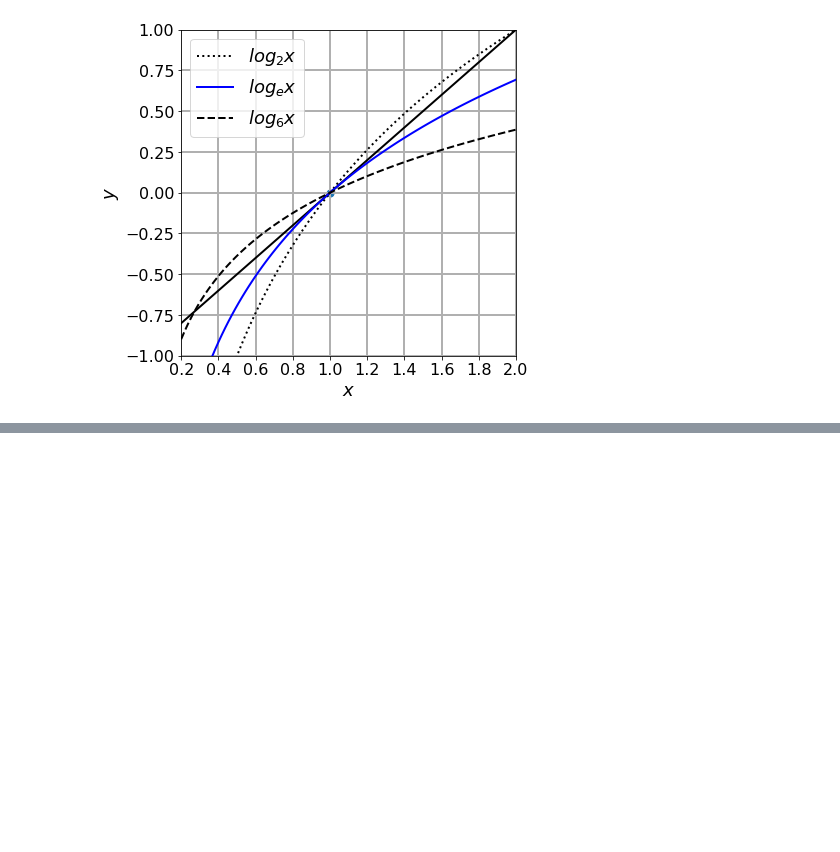
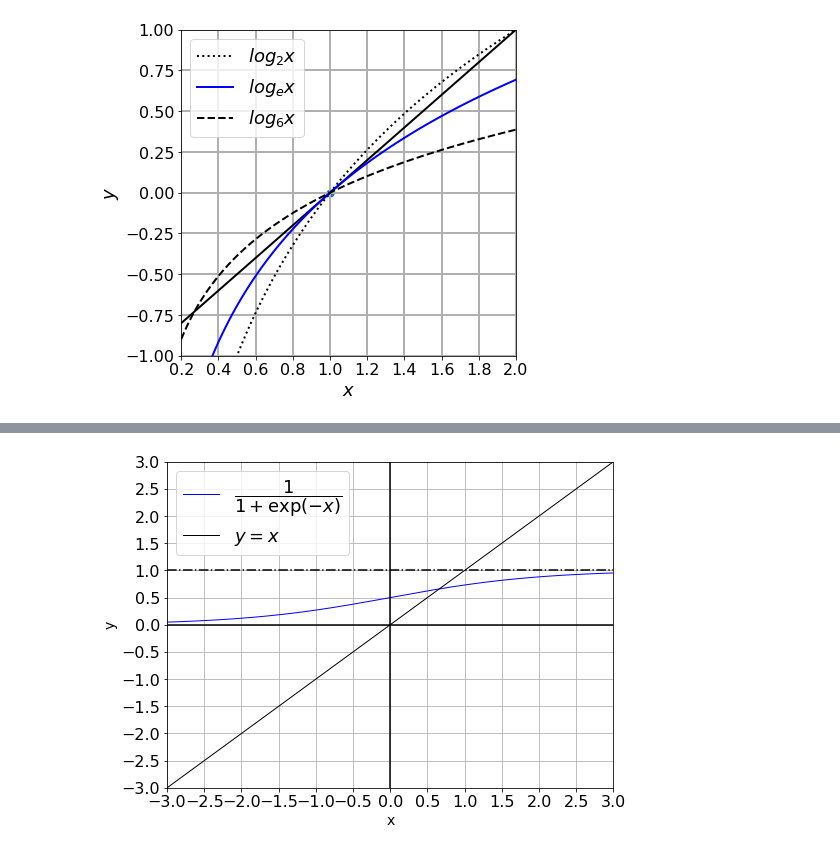
Before and after one commit to Paseul/python, a Jupyter notebook: lecture/sigmoid.ipynb, the cells around one changed output, grey strips where cells are left out. Drawn from its saved outputs; the diff is of its cells as text; code cells hidden in the pictures; blank space fills up the shorter version.

```diff
--- a/lecture/sigmoid.ipynb
+++ b/lecture/sigmoid.ipynb
@@ -158,0 +161,21 @@ plt.show()
+# %%
+
+plt.figure(figsize=(8,6))
+plt.ylim(-3, 3)
+plt.xlim(-3, 3)
+plt.xticks(np.linspace(-3,3,13))
+plt.yticks(np.linspace(-3,3,13))
+plt.xlabel('x', fontsize=14)
+plt.ylabel('y', fontsize=14)
+plt.xticks(size=16)
+plt.yticks(size=16)
+plt.grid()
+plt.plot(xx, yy, c='b', label=r'$\dfrac{1}{1+\exp{(-x)}}$', lw=1)
+plt.plot(xx, xx, c='k', label=r'$y = x$', lw=1)
+plt.plot([-3,3], [0,0], c='k')
+plt.plot([0,0], [-3,3],c='k')
+plt.plot([-3,3],[1,1],linestyle='-.',c='k')
+plt.legend(fontsize=18)
+plt.show()
+# %% [output]
+[figure, added]
```
Also changed, not shown: parts of 1 cell of this notebook.
